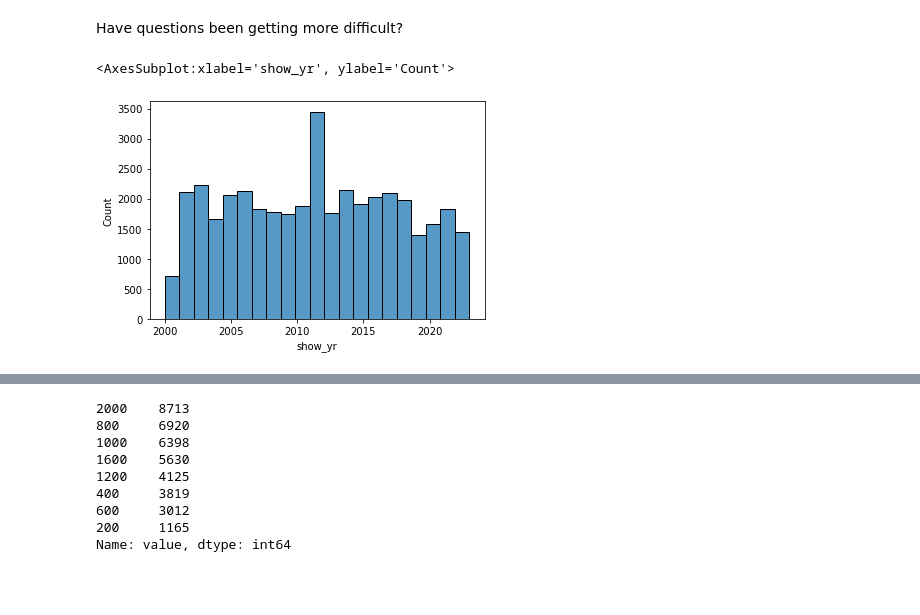
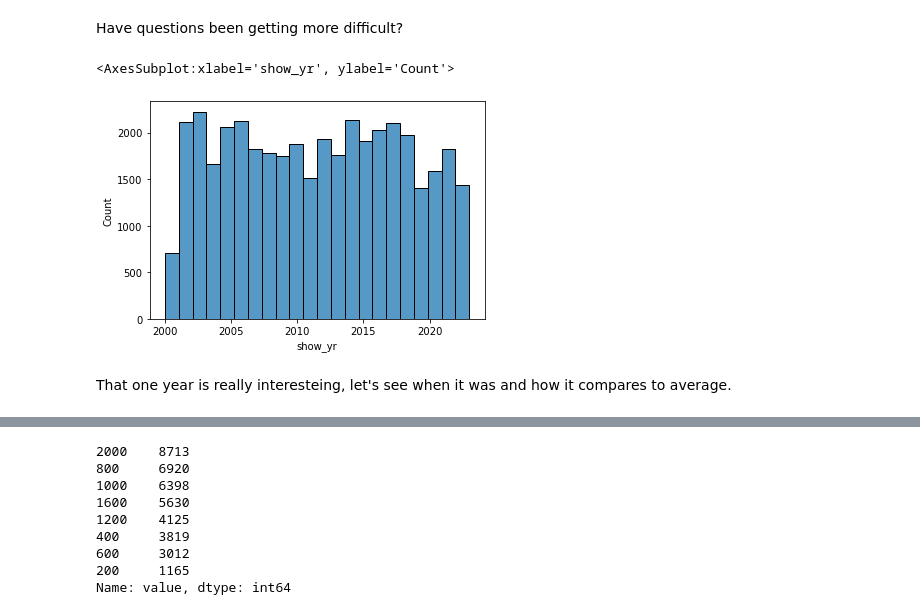
Before and after one commit to Miller-Ryan-1/jeopardizer, a Jupyter notebook: jeopardy_analysis.ipynb, the cells around one changed output, grey strips where cells are left out. Cells and saved outputs as stored; diff of their text form; code cells hidden in the pictures; blank space fills up the shorter version.

```diff
--- a/jeopardy_analysis.ipynb
+++ b/jeopardy_analysis.ipynb
@@ -19,4 +19,7 @@ df = pd.read_csv('master_question_list.csv', index_col = 0).drop(columns = 'inde
 df = df.fillna(f'Null')
+# %%
+# Also important - there are 2011 years listed as just '11', so they need to be converted to 2011
+df['show_yr'] = np.where(df['show_yr'] == 11, 2011, df['show_yr'])
 # %%
 df.info()
 df.sample(5)
@@ -315,7 +377,9 @@ memory usage: 3.6+ MB
 # %% [markdown]
 Have questions been getting more difficult?
 # %%
-sns.histplot(data = ts, x = 'show_yr', bins = 21, binrange = (2000,2023))
+sns.histplot(data = ts, x = 'show_yr', bins = 22, binrange = (2000,2023))
 # %% [output]
 <AxesSubplot:xlabel='show_yr', ylabel='Count'>
-[figure, old version]
+[figure, new version]
+# %% [markdown]
+That one year is really interesteing, let's see when it was and how it compares to average.
```
Also changed, not shown: parts of 22 cells of this notebook.
